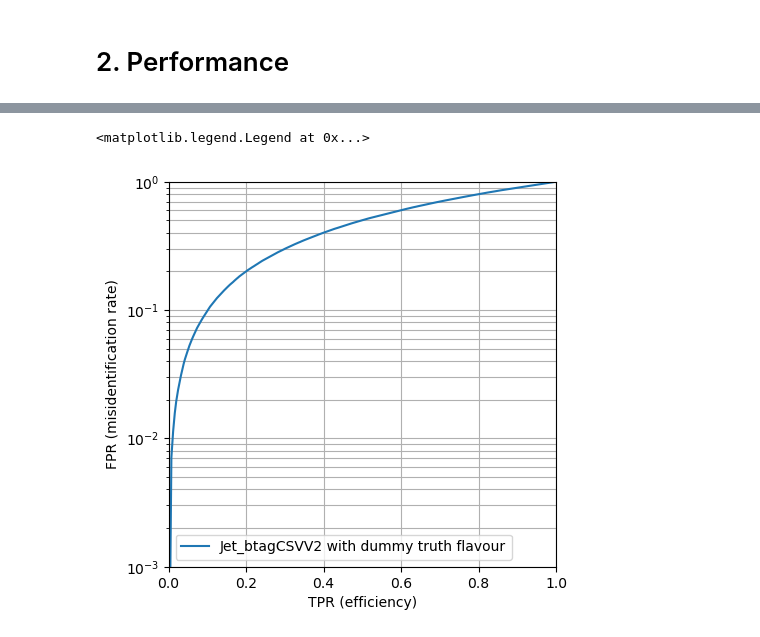
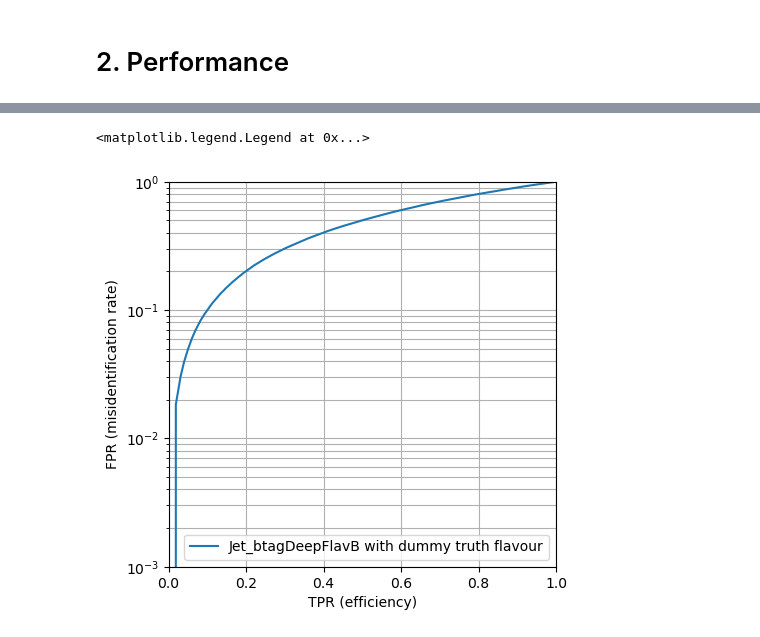
Before and after one commit to FNALLPC/tagging-short-exercise-das, a Jupyter notebook: notebooks/2-performance.ipynb, the cells around one changed output, grey strips where cells are left out. Saved outputs shown, nothing was run; the diff lists cells and outputs as text; code cells hidden in the pictures.

```diff
--- a/notebooks/2-performance.ipynb
+++ b/notebooks/2-performance.ipynb
@@ -25,32 +25,35 @@ sample_file = uproot.open('/eos/cms/store/group/phys_btag/PODAS/Exercise1/sample
+# %%
+filelist_TTToSemileptonic = glob("/eos/cms/store/group/phys_btag/HATS2024/TTtoLNu2Q_Run3Summer23NanoAODv12/*.root")
+sample_file = uproot.open(filelist_TTToSemileptonic[0])
 # %%
 jet_keys = sample_file['Events'].keys(filter_name=['Jet_*'])
 for sample_jets in sample_file['Events'].iterate(jet_keys, step_size=sample_file['Events'].num_entries, library='ak'):
     break
 # %%
 # Hint for 1.:
-Jet_btagCSVV2 = ak.flatten(sample_jets['Jet_btagCSVV2'], axis=-1)
+Jet_btagDeepJetB = ak.flatten(sample_jets['Jet_btagDeepFlavB'], axis=-1)
 rng = np.random.default_rng(seed = 42)
 def example_flavour(N):
-    flavour_samples = rng.choice(np.arange(4), size = N, p = [0.386, 0.111, 0.189, 0.314])
+    flavour_samples = rng.choice(np.arange(3), size = N, p = [0.333, 0.111, 0.556])
     return flavour_samples
-dummy_flavour = example_flavour(len(Jet_btagCSVV2))
+dummy_flavour = example_flavour(len(Jet_btagDeepJetB))
 to_b_or_not_to_b = np.where(dummy_flavour < 2, 1, 0)
-fpr, tpr, _ = sklearn.metrics.roc_curve(to_b_or_not_to_b, Jet_btagCSVV2, pos_label=1)
+fpr, tpr, _ = sklearn.metrics.roc_curve(to_b_or_not_to_b, Jet_btagDeepJetB, pos_label=1)
 # %%
 plt.subplots(figsize=(5,5))
-plt.plot(tpr, fpr, label='Jet_btagCSVV2 with dummy truth flavour')
+plt.plot(tpr, fpr, label='Jet_btagDeepFlavB with dummy truth flavour')
 plt.yscale('log')
 plt.ylim(1e-3,1.0)
 plt.xlim(0,1.0)
 plt.grid(which='minor')
 plt.grid(which='major')
 plt.xlabel('TPR (efficiency)')
 plt.ylabel('FPR (misidentification rate)')
 plt.legend()
 # this is how it looks like when you just give completely arbitrary truth flavour, created by a random number generator
 # %% [output]
 <matplotlib.legend.Legend at 0x...>
-[figure, old version]
+[figure, new version]
 # %%
 # now your turn to first of all:
 # - select only certain jets based on truth flavour right from the beginning (depends on chosen discriminator!)
```
Also changed, not shown: parts of 4 cells of this notebook, 2 other files.
